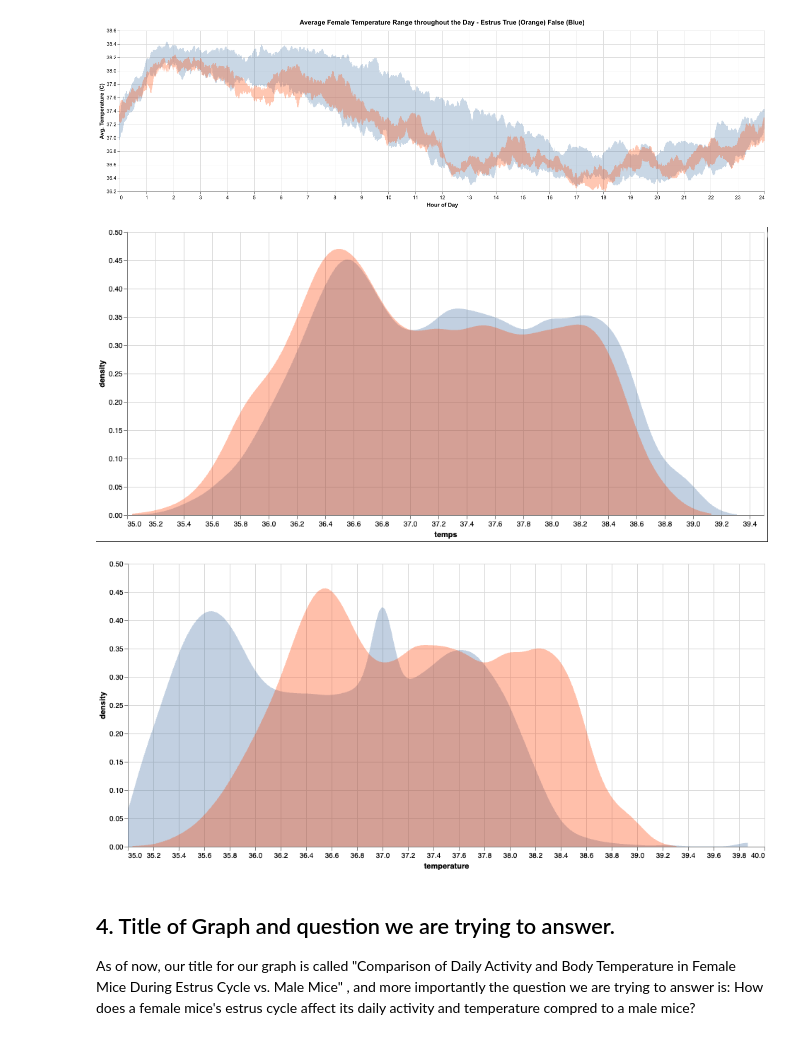
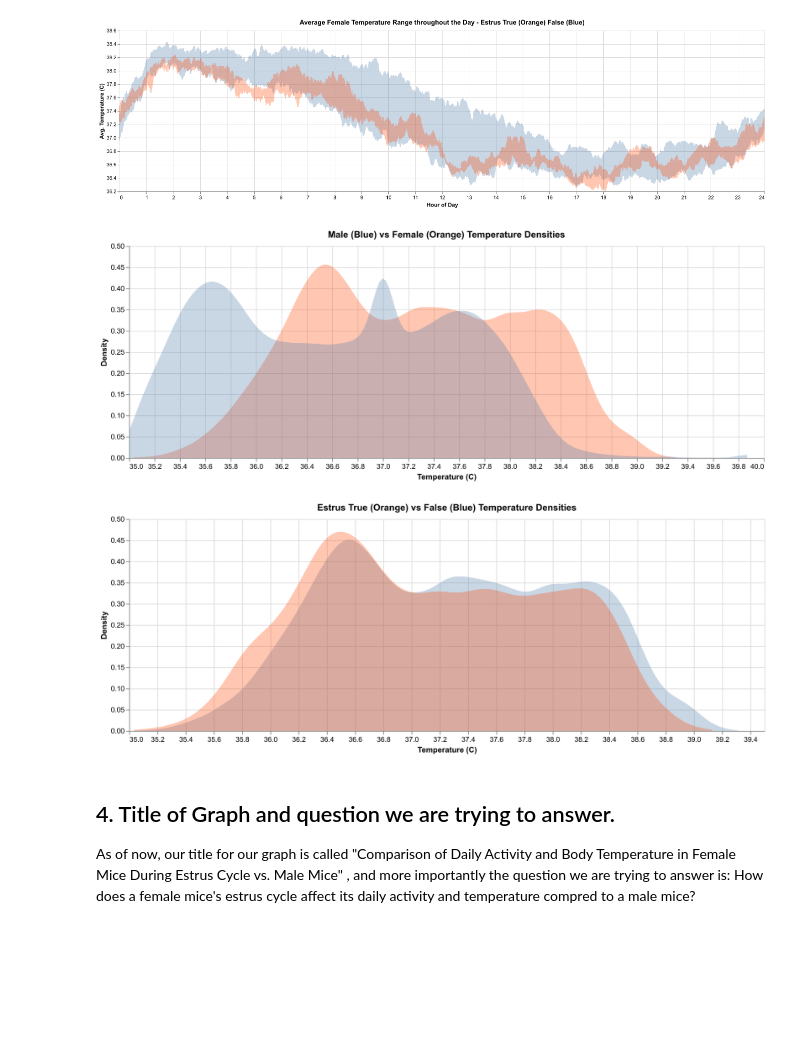
Before and after one commit to MManiSSingh/mouse, a Jupyter notebook: proj3checkpt.ipynb, the cells around one changed output. Cells and saved outputs as stored; diff of their text form; code cells hidden in the pictures; blank space fills up the shorter version.

```diff
--- a/proj3checkpt.ipynb
+++ b/proj3checkpt.ipynb
@@ -22,13 +22,13 @@ Image(filename="dscimage3.png")
 # %% [output]
 [figure]
 # %%
-Image(filename="dscimage4.png")
+Image(filename="dscimage4.1.png")
 # %% [output]
-[figure, old version]
+[figure, new version]
 # %%
-Image(filename="dscimage5.png")
+Image(filename="dscimage5.1.png")
 # %% [output]
-[figure, old version]
+[figure, new version]
 # %% [markdown]
 ## 4. Title of Graph and question we are trying to answer.
 
```
